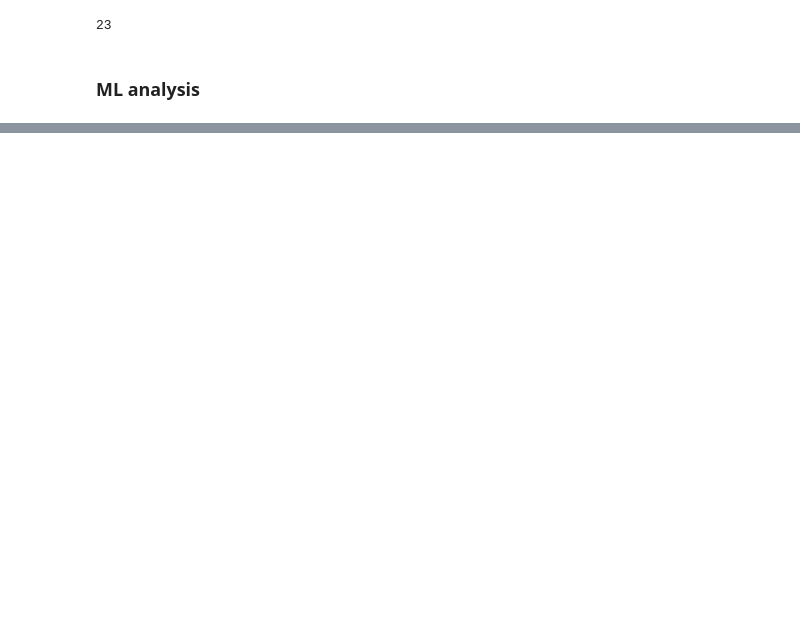
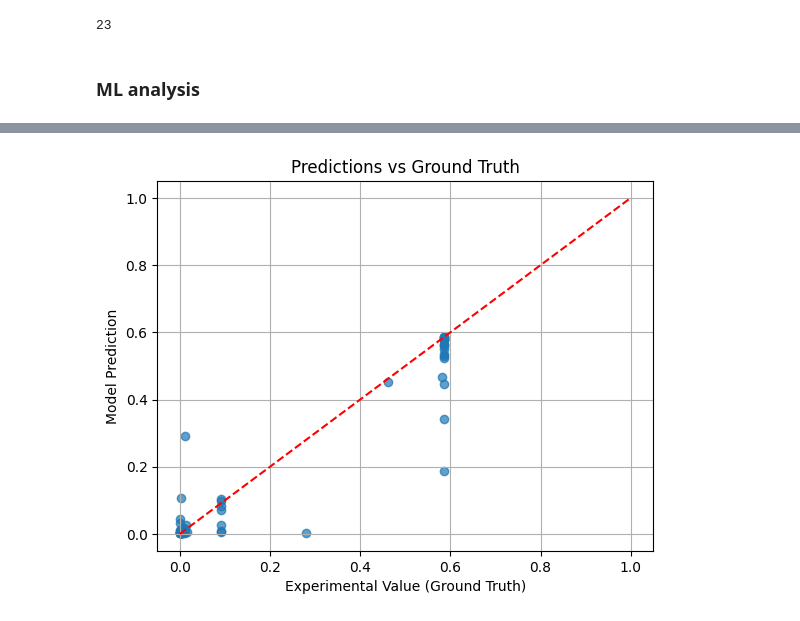
Before and after one commit to LouieHenderson/rare_disease_analysis, a Jupyter notebook: notebooks/Cutaneous_Leishmaniasis_analysis_160625.ipynb, the cells around one changed output, grey strips where cells are left out. Drawn from its saved outputs; the diff is of its cells as text; code cells hidden in the pictures; blank space fills up the shorter version.

```diff
--- a/notebooks/Cutaneous_Leishmaniasis_analysis_160625.ipynb
+++ b/notebooks/Cutaneous_Leishmaniasis_analysis_160625.ipynb
@@ -202,13 +243,15 @@ class SequenceClassifier(nn.Module):
     def __init__(self, embedding_dim, hidden_dim, num_classes):
         super(SequenceClassifier, self).__init__()
         self.rnn = nn.LSTM(embedding_dim, hidden_dim, batch_first=True)
-        self.fc = nn.Linear(hidden_dim, num_classes)
+        self.fc = nn.Linear(hidden_dim, 1)
+        self.activation = nn.Sigmoid()
 
     def forward(self, x):
         #print(x)
         _, (hidden, _) = self.rnn(x)
         hidden = hidden[-1]
         output = self.fc(hidden)
+        output = self.activation(output)
         return output
 # %%
 #Initialize Model, Loss, and Optimizer
@@ -217,18 +260,21 @@ hidden_dim = 512
 num_classes = 23
 model = SequenceClassifier(embedding_dim, hidden_dim, num_classes)
 
-criterion = nn.CrossEntropyLoss()
+#criterion = nn.CrossEntropyLoss()
+criterion = nn.BCELoss()
 optimizer = torch.optim.Adam(model.parameters(), lr=0.001)
 
 start = time.time()
 #Training Loop with Debug Prints
-epochs = 5
+epochs = 100
 for epoch in range(epochs):
     print(f"Epoch {epoch + 1}/{epochs}")
     model.train()
     for i in traindic:
         labels, embeddings = traindic[i]
-        labels = torch.tensor([labels])
+        print(labels, type(embeddings))
+        #labels = torch.tensor([labels], dtype=torch.long)
+        labels = torch.tensor([[labels]], dtype=torch.float)
         optimizer.zero_grad()
         outputs = model(embeddings)  # Forward pass
         loss = criterion(outputs, labels)
@@ -262,0 +305,22 @@ testdic
+# %%
+model.eval()
+#good = 0
+#bad = 0
+allpred     = []
+groundtruth = []
+start = time.time()
+with torch.no_grad():
+    for embd in testdic:
+        test_embedding = testdic[embd][1]#.transpose(0, 1).unsqueeze(0)
+        prediction = model(test_embedding).item()
+        allpred.append(prediction)
+        groundtruth.append(float(smallseqs.loc[smallseqs["Uniprot"] == embd]["Score"].values[0]))
+       # prediction = torch.sigmoid(prediction)
+        #predicted_index = torch.argmax(prediction, dim=1).item()
+        #if subnum[predicted_index] == smallseqs.loc[smallseqs["Uniprot"] == embd]["Location"].values:
+        #    good += 1
+       # else:
+        #    bad +=1
+        print(f"\nUniprot: {embd, smallseqs.loc[smallseqs["Uniprot"] == embd]["Prot_nam"].values[0]} \n\t\t|  True score: {round(smallseqs.loc[smallseqs["Uniprot"] == embd]["Score"].values[0], 5)} \t|  Prediction logits: {prediction}")
+        #print(f"Predicted subcellular localization for {embd}: {subnum[predicted_index]} \t| True = {smallseqs.loc[smallseqs["Uniprot"] == embd]["Location"].values[0]}")
+       # print(f"Correct rate = {good/(good+bad)*100}%")
@@ -262,0 +401,12 @@ testdic
+# %%
+import matplotlib.pyplot as plt
+
+plt.scatter(ground_truths, predictions, alpha=0.7)
+plt.plot([0, 1], [0, 1], 'r--')  # Diagonal line
+plt.xlabel("Experimental Value (Ground Truth)")
+plt.ylabel("Model Prediction")
+plt.title("Predictions vs Ground Truth")
+plt.grid(True)
+plt.show()
+# %% [output]
+[figure, added]
```
Also changed, not shown: parts of 10 cells of this notebook, 4 other files.
